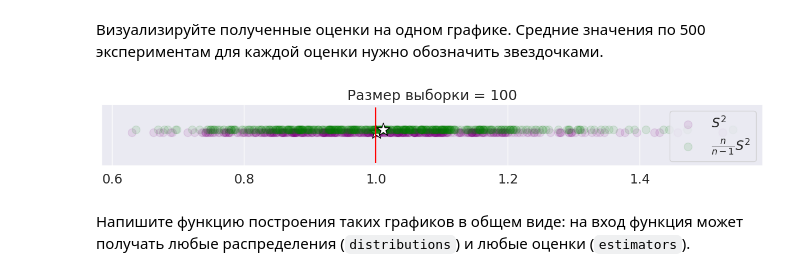
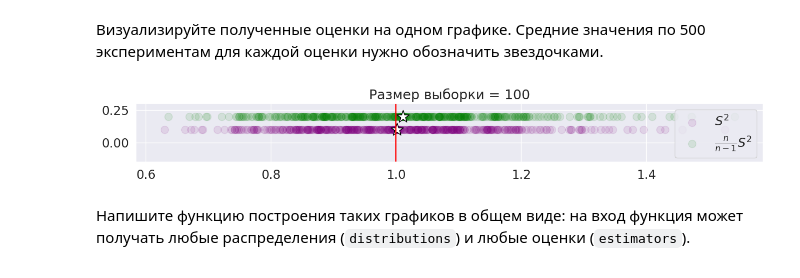
Before and after one commit to egoroz/data_scince_4_sem, a Jupyter notebook: 6/hw6_students.ipynb, the cells around one changed output. Cells and saved outputs as stored; diff of their text form; code cells hidden in the pictures.

```diff
--- a/6/hw6_students.ipynb
+++ b/6/hw6_students.ipynb
@@ -206,20 +215,20 @@ X.shape
 # %%
 plt.figure(figsize=(15, 0.7 * len(estimators)))
 for estimator, name, color, y in estimators:
     E = estimator(X)
     plt.scatter(
         E, np.zeros(sample_count) + y, alpha=0.1, s=100, color=color, label=name
     )
     plt.scatter(E.mean(), y, marker="*", s=300, color="w", edgecolors="black")
 
     plt.vlines(1, -1, 1, color="r")
     plt.title("Размер выборки = %d" % sample_size)
-    plt.yticks([])
+    # plt.yticks([])
     plt.legend()
     # plt.xlim((-0.25, 0.25))
-    # plt.ylim((-0.15, 0.15 * len(estimators)))
+    plt.ylim((-0.15, 0.15 * len(estimators)))
 # %% [output]
-[figure, old version]
+[figure, new version]
 # %% [markdown]
 Напишите функцию построения таких графиков в общем виде: на вход функция может получать любые распределения (`distributions`) и любые оценки (`estimators`).
 # %%
```
Also changed, not shown: parts of 23 cells of this notebook, 2 other files.
